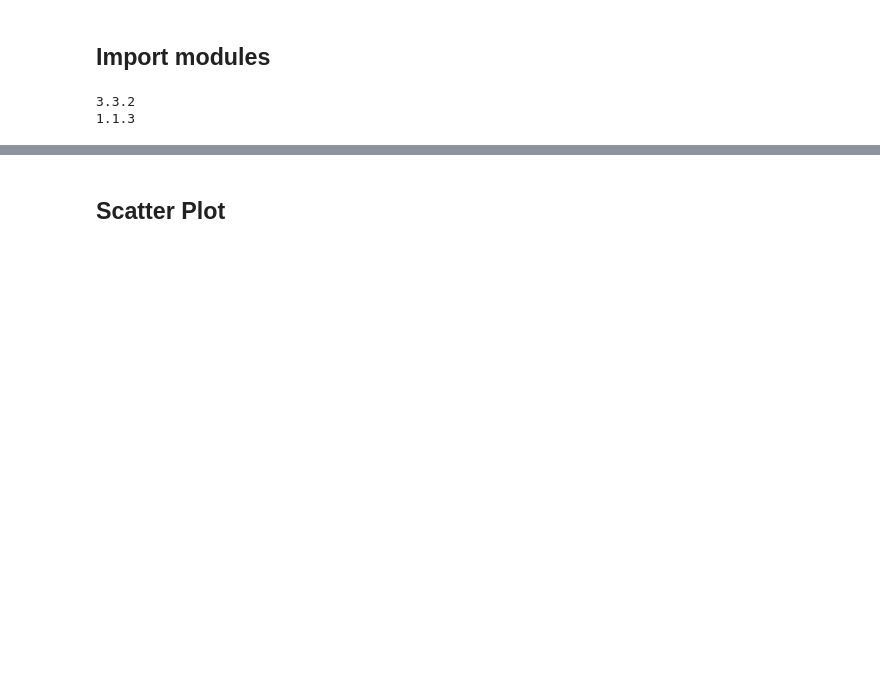
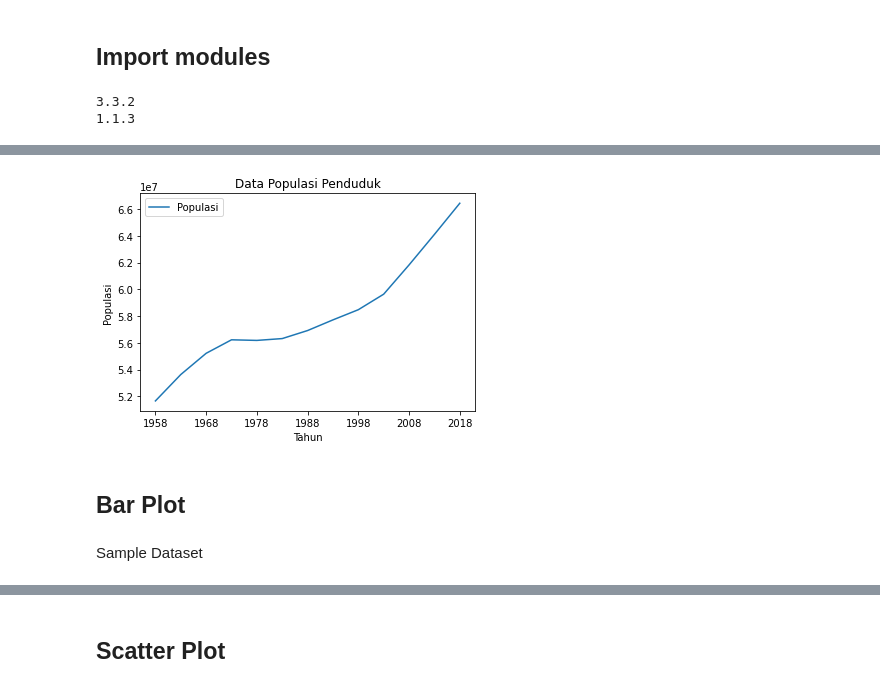
Before and after one commit to boedybios/belajar_matplotlib, a Jupyter notebook: 21_pandas_dan_matplotlib_part2.ipynb, the cells around one changed output, grey strips where cells are left out. Cells and saved outputs as stored; diff of their text form; code cells hidden in the pictures; blank space fills up the shorter version.

```diff
--- a/21_pandas_dan_matplotlib_part2.ipynb
+++ b/21_pandas_dan_matplotlib_part2.ipynb
@@ -43,0 +25,14 @@ df
+# %%
+data = {
+    'Tahun': [
+        '1958', '1963', '1968', '1973', '1978', '1983', '1988', '1993', '1998',
+        '2003', '2008', '2013', '2018'
+    ],
+    'Populasi': [
+        51652500, 53624900, 55213500, 56223000, 56178000, 56315000, 56916000,
+        57713000, 58474000, 59636000, 61823000, 64105000, 66436000
+    ]
+}
+
+df = pd.DataFrame(data)
+df
@@ -43,0 +54,13 @@ df
+# %%
+df.plot(x='Tahun', y='Populasi', kind='line')
+
+plt.title('Data Populasi Penduduk')
+plt.ylabel('Populasi')
+plt.xlabel('Tahun')
+plt.show()
+# %% [output]
+[figure, added]
+# %% [markdown]
+## Bar Plot
+# %% [markdown]
+Sample Dataset
```
Also changed, not shown: parts of 35 cells of this notebook.
